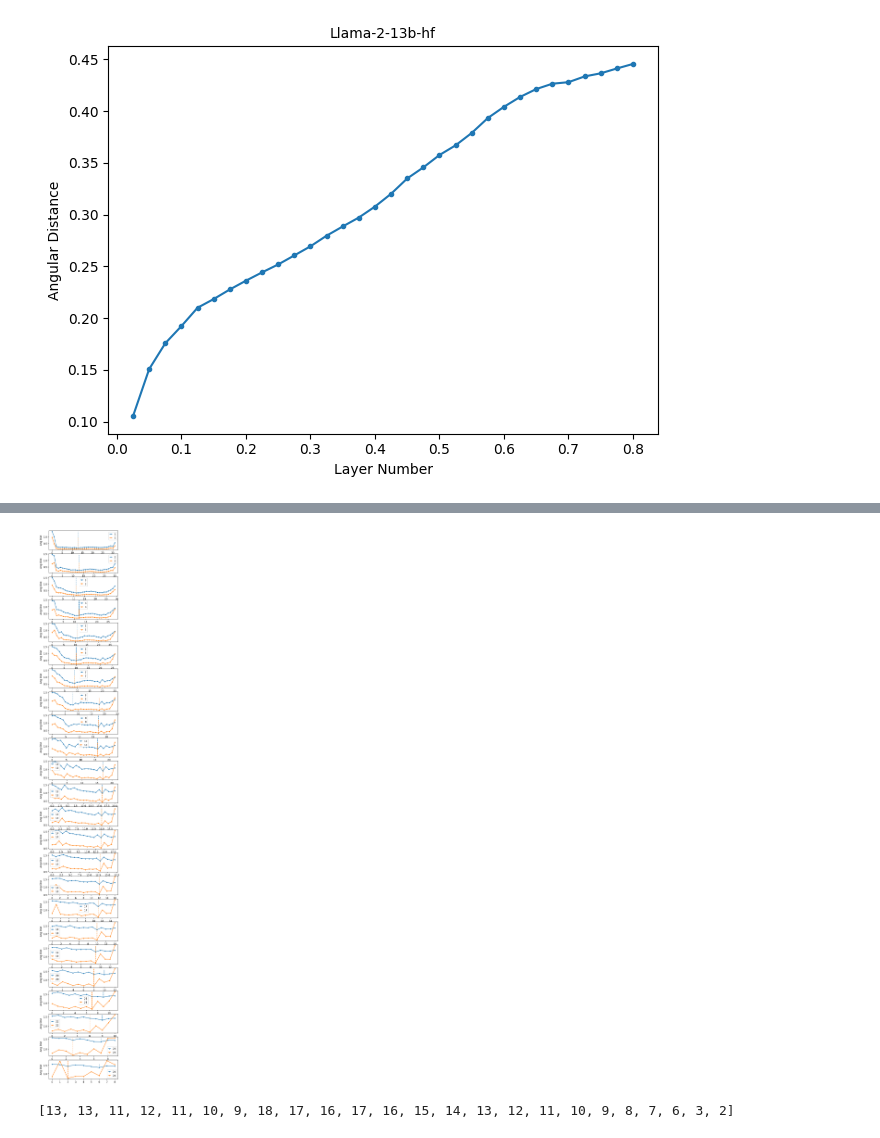
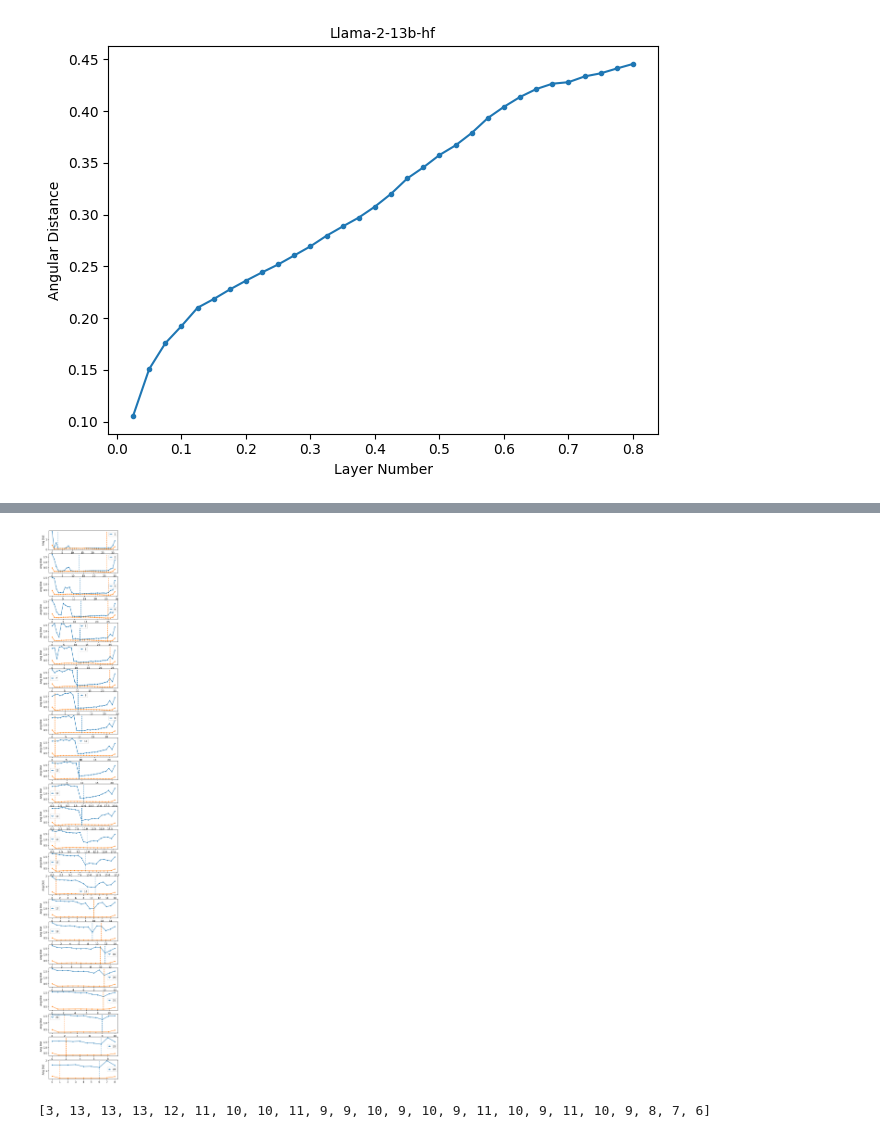
Before and after one commit to hassan-shap/llm-benchmarks, a Jupyter notebook: benchmarks_aws/cossim/pp_cossim.ipynb, the cells around one changed output, grey strips where cells are left out. Saved outputs shown, nothing was run; the diff lists cells and outputs as text; code cells hidden in the pictures.

```diff
--- a/benchmarks_aws/cossim/pp_cossim.ipynb
+++ b/benchmarks_aws/cossim/pp_cossim.ipynb
@@ -379,10 +379,18 @@ def file_reader(fname):
     f.close()
     return last_token_sim
 
-x_min_mistral = [26, 24, 23, 23, 23, 22, 21, 21, 20, 20, 19, 17, 17, 16, 13, 13, 11, 8, 8, 6, 6, 5, 4, 3]
 
-model_name = "mistralai/Mistral-7B-v0.1"
+# model_name = "mistralai/Mistral-7B-v0.1"
+model_name = "Qwen/Qwen-7B"
 out_dir = "/home/ubuntu/data/llm-benchmarks/e2e_cossim/skip_data/"
+
+if "Mistral" in model_name:
+    x_min_in_layer_out = [26, 24, 23, 23, 23, 22, 21, 21, 20, 20, 19, 17, 17, 16, 13, 13, 11, 8, 8, 6, 6, 5, 4, 3]
+elif "Qwen-7B" in model_name:
+    x_min_in_layer_out = [27, 26, 26, 25, 24, 24, 23, 1, 1, 1, 1, 1, 1, 1, 1, 1, 10, 11, 10, 10, 9, 2, 2, 1]
+elif "Qwen-14B" in model_name:
+    x_min_in_layer_out = [34, 33, 32, 32, 31, 30, 30, 29, 2, 1, 2, 1, 2, 2, 2, 2, 2, 1, 1, 1, 1, 1, 1, 1, 1, 1, 1, 1, 1, 1, 1, 1]
+
 
 num_layers = 32
 # step_list = np.arange(1,0.8*num_layers+1).astype(int)
@@ -390,8 +398,10 @@ colors = plt.cm.viridis(np.linspace(0,1,25))
 x_min = []
 y_mid = []
 
-file_dir = "../../forward pass/avg_data/"
-fname = file_dir + f"avg_c4_{model_name.split('/')[-1]}.json"
+# file_dir = "../../forward pass/avg_data/"
+# fname = file_dir + f"avg_c4_{model_name.split('/')[-1]}.json"
+file_dir = "data/"
+fname = file_dir+ f"c4_{model_name.split('/')[-1]}_steps.json"
 f = open(fname)
 sim_ineternal_avg = json.load(f)
 f.close()
@@ -417,25 +427,32 @@ for block_size in range(1,25):
         x_min = x[idx_min]
         y_min = y[idx_min]
         x_min_list.append(x_min)
-        plt.plot([x_min,x_min], [y_min,y.max()],"--", color ="C0")
 
-    fname = out_dir+ f"l_{block_size}_output_c4_{model_name.split('/')[-1]}.json"
-    if os.path.exists(fname):
-        plt.subplot(24,1,block_size)
-        similarity_list = file_reader(fname)
-        x = np.arange(num_layers-block_size+1)
-        y = np.arccos(similarity_list).mean(axis=1)
-        plt.plot(x,y,".-", label=f"{block_size}") #,color = colors[block_size],
+    # fname = out_dir+ f"l_{block_size}_output_c4_{model_name.split('/')[-1]}.json"
+    # if os.path.exists(fname):
+    #     plt.subplot(24,1,block_size)
+    #     similarity_list = file_reader(fname)
+    #     x = np.arange(num_layers-block_size+1)
+    #     y = np.arccos(similarity_list).mean(axis=1)
+    #     plt.plot(x,y,".-", label=f"{block_size}") #,color = colors[block_size],
 
-        idx_min = np.argmin(y)
-        x_min = x[idx_min]
-        y_min = y[idx_min]
-        plt.plot([x_min,x_min], [y_min,y.max()],"--", color ="C1")
-
+    #     idx_min = np.argmin(y)
+    #     x_min = x[idx_min]
+    #     y_min = y[idx_min]
+    #     plt.plot([x_min,x_min], [y_min,y.max()],"--", color ="C1")
 
         # sim_plot = np.array(sim_ineternal_avg[block_size-1])
         # plt.plot(np.arange(num_layers-block_size+1),sim_plot,".-")
-        # plt.plot(x_min_mistral[block_size-1]*np.array([1,1]),[y_min,y.max()],"--", color ="C1")
+        x2 = np.arange(num_layers-block_size+1)
+        y2 =  np.arccos(np.array(sim_ineternal_avg[f"{block_size}"])).mean(axis=0)/np.pi
+        plt.plot(x2,y2,".-", color ="C1") #,color = colors[block_size],
+
+        y_min = np.concatenate([y,y2],axis=0).min()
+        y_max = np.concatenate([y,y2],axis=0).max()
+
+        plt.plot([x_min,x_min], [y_min,y_max],"--", color ="C0")
+        plt.plot(x_min_in_layer_out[block_size-1]*np.array([1,1]),[y_min,y_max],"--", color ="C1")
+
         plt.legend(handlelength=1.)
         plt.ylabel("Ang Dist")
     # plt.xlabel("Layer Number")# (similarity btw in and out of [x,x+1,x+2])")
@@ -469,7 +486,7 @@ for block_size in range(1,25):
-[figure, old version]
+[figure, new version]
 # %%
 print(x_min_list)
 # %% [output]
-[13, 13, 11, 12, 11, 10, 9, 18, 17, 16, 17, 16, 15, 14, 13, 12, 11, 10, 9, 8, 7, 6, 3, 2]
+[3, 13, 13, 13, 12, 11, 10, 10, 11, 9, 9, 10, 9, 10, 9, 11, 10, 9, 11, 10, 9, 8, 7, 6]
 # %%
 x_plot = np.arange(1,25)/32
```
Also changed, not shown: parts of 3 cells of this notebook, 28 other files.
